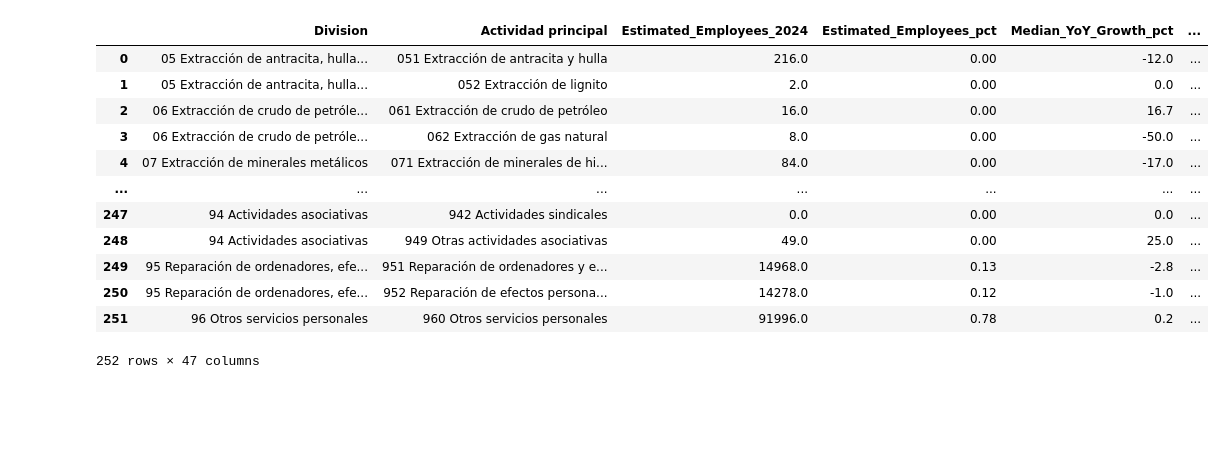
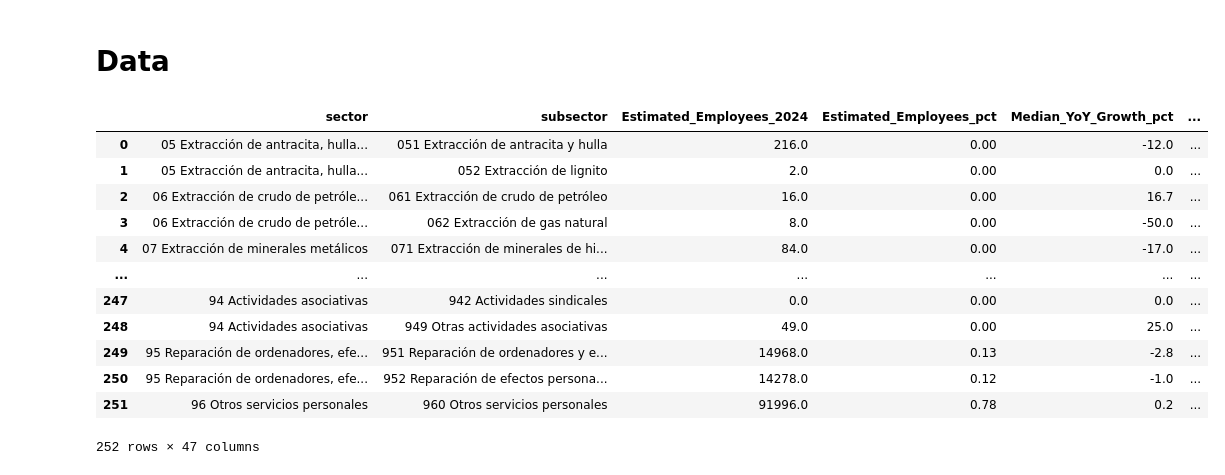
Before and after one commit to victoriano/future-of-work-data, a Jupyter notebook: notebooks/ine_dirce.ipynb, the cells around one changed output. Drawn from its saved outputs; the diff is of its cells as text; code cells hidden in the pictures; blank space fills up the shorter version.

```diff
--- a/notebooks/ine_dirce.ipynb
+++ b/notebooks/ine_dirce.ipynb
@@ -7,10 +8,13 @@ import pandas as pd
 import fow
+# %% [markdown]
+# Data
 # %%
 fp = fow.pathto("data/processed/ine_dirce/ine_dirce_aggregated_by_activity.parquet")
 df = pd.read_parquet(fp)
+df = df.rename(columns={"Division": "sector", "Actividad principal": "subsector"})
 df
 # %% [output]
-|  | Division | Actividad principal | Estimated_Employees_2024 | Estimated_Employees_pct | Median_YoY_Growth_pct | ... |
+|  | sector | subsector | Estimated_Employees_2024 | Estimated_Employees_pct | Median_YoY_Growth_pct | ... |
 | 0 | 05 Extracción de antracita, hulla... | 051 Extracción de antracita y hulla | 216.0 | 0.00 | -12.0 | ... |
 | 1 | 05 Extracción de antracita, hulla... | 052 Extracción de lignito | 2.0 | 0.00 | 0.0 | ... |
 | 2 | 06 Extracción de crudo de petróle... | 061 Extracción de crudo de petróleo | 16.0 | 0.00 | 16.7 | ... |
```
Also changed, not shown: parts of 18 cells of this notebook, 1 other file.
